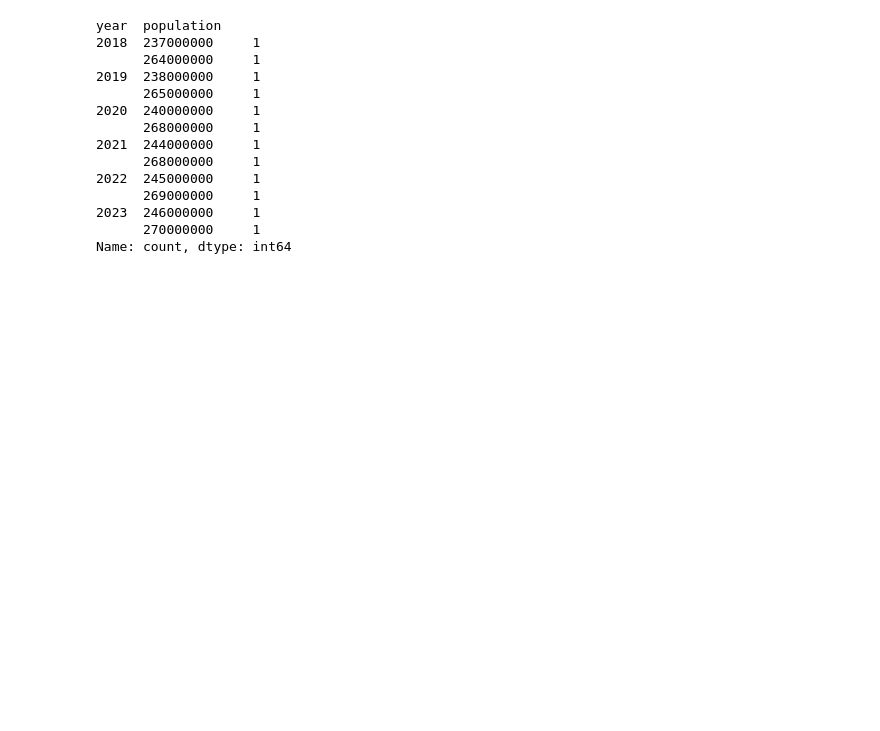
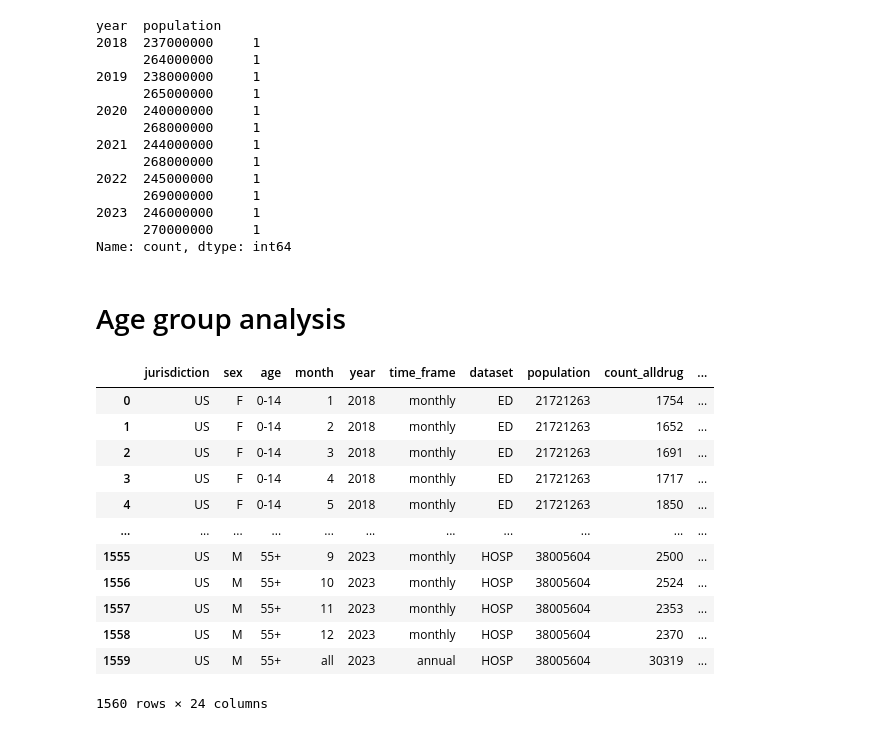
Before and after one commit to dorinajordan22/da14_capstone_2023_cocaine_and_fentanyl_analysis-, a Jupyter notebook: notebooks/2018_2023_cocaine_and_fentanyl_analysis.ipynb, the cells around one changed output. Saved outputs shown, nothing was run; the diff lists cells and outputs as text; code cells hidden in the pictures; blank space fills up the shorter version.

```diff
--- a/notebooks/2018_2023_cocaine_and_fentanyl_analysis.ipynb
+++ b/notebooks/2018_2023_cocaine_and_fentanyl_analysis.ipynb
@@ -318,3 +311,22 @@ year  population
 2023  246000000     1
       270000000     1
 Name: count, dtype: int64
+# %% [markdown]
+# Age group analysis
+# %%
+age_range_df = pd.read_excel('DOSE_dx_Dashboard_011325.xlsx',sheet_name='Overall by Sex & Age')
+age_range_df
+# %% [output]
+|  | jurisdiction | sex | age | month | year | time_frame | dataset | population | count_alldrug | ... |
+| 0 | US | F | 0-14 | 1 | 2018 | monthly | ED | 21721263 | 1754 | ... |
+| 1 | US | F | 0-14 | 2 | 2018 | monthly | ED | 21721263 | 1652 | ... |
+| 2 | US | F | 0-14 | 3 | 2018 | monthly | ED | 21721263 | 1691 | ... |
+| 3 | US | F | 0-14 | 4 | 2018 | monthly | ED | 21721263 | 1717 | ... |
+| 4 | US | F | 0-14 | 5 | 2018 | monthly | ED | 21721263 | 1850 | ... |
+| ... | ... | ... | ... | ... | ... | ... | ... | ... | ... | ... |
+| 1555 | US | M | 55+ | 9 | 2023 | monthly | HOSP | 38005604 | 2500 | ... |
+| 1556 | US | M | 55+ | 10 | 2023 | monthly | HOSP | 38005604 | 2524 | ... |
+| 1557 | US | M | 55+ | 11 | 2023 | monthly | HOSP | 38005604 | 2353 | ... |
+| 1558 | US | M | 55+ | 12 | 2023 | monthly | HOSP | 38005604 | 2370 | ... |
+| 1559 | US | M | 55+ | all | 2023 | annual | HOSP | 38005604 | 30319 | ... |
+1560 rows × 24 columns
```
Also changed, not shown: parts of 11 cells of this notebook.
